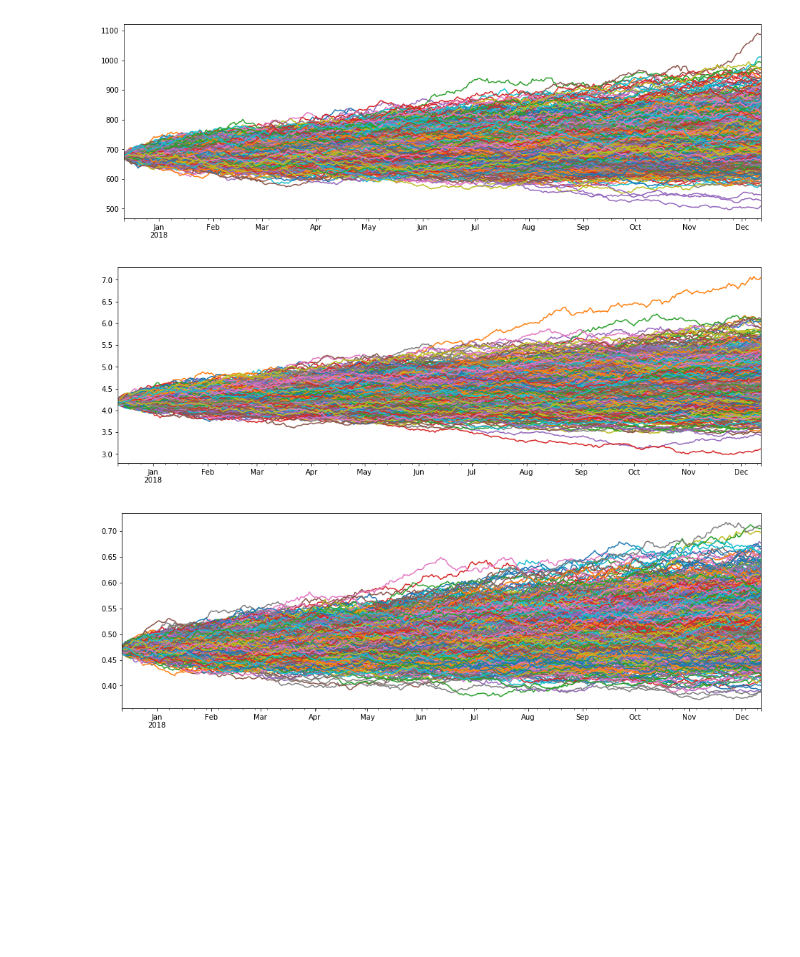
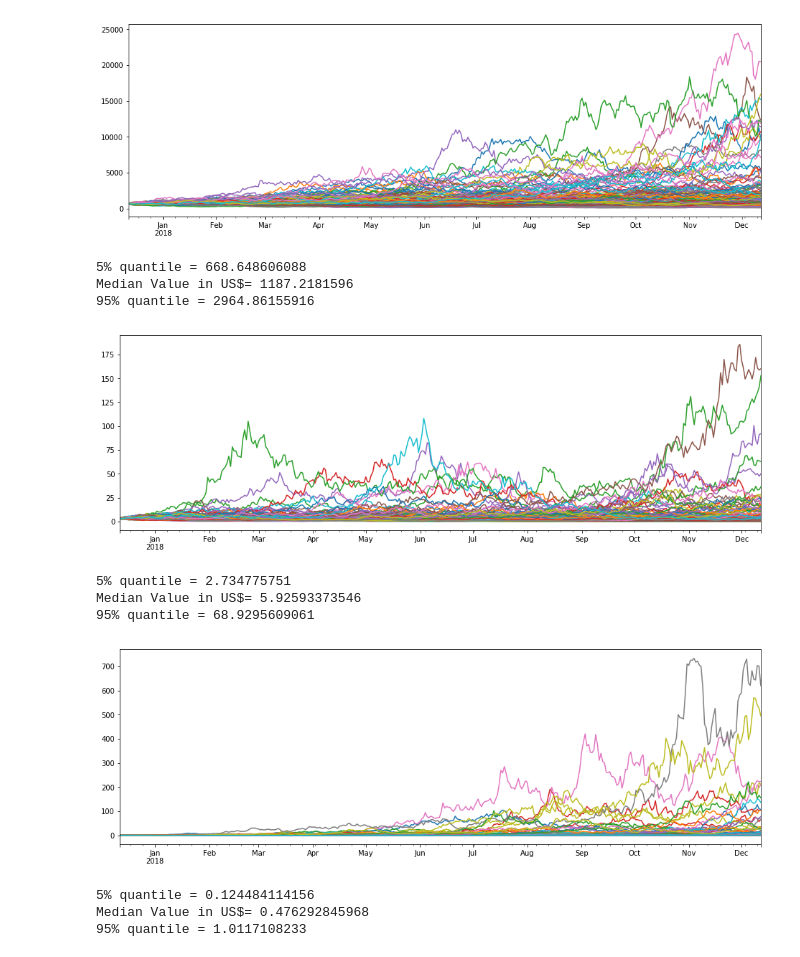
Before and after one commit to Niteeshkanungo/Final-project, a Jupyter notebook: Monte_Carlo.ipynb, the cells around one changed output. Cells and saved outputs as stored; diff of their text form; code cells hidden in the pictures; blank space fills up the shorter version.

```diff
--- a/Monte_Carlo.ipynb
+++ b/Monte_Carlo.ipynb
@@ -63,10 +78,13 @@ print(datetime.datetime.now()- start_time_timeit)
 # %%
-# Using the initial value of the price, we generate plots for each Litecoin with iteration of 1000.Here it is LTC.
+# Using the initial value of the price, we generate plots for each Litecoin with iteration of 1000.
 start_time_timeit = datetime.datetime.now()
 start_price_LTC = ticker_price["LTC-USD"][-1]
-for i in range(1000):
-    ltc = pd.Series(brownian_motion(N, sigma=0.1, S0=start_price_LTC,dt =dt), index=dates)
+for i in range(m):
+    ltc = pd.Series(Monte_Carlo_Sim(N, mu = 0.75, sigma=1.40, S0=start_price_LTC,dt =dt), index=dates)
     ltc.plot(figsize=(16,5))
 plt.show()
+print("5% quantile =",np.percentile(ltc,5))
+print("Median Value in US$=",np.percentile(ltc,50))
+print("95% quantile =",np.percentile(ltc,95))
 print(datetime.datetime.now()- start_time_timeit)
 # %% [output]
@@ -75,8 +96,11 @@ print(datetime.datetime.now()- start_time_timeit)
 # %%
-# Using the initial value of the price,we generate plots for each Bitcoin Cash with iteration of 1000.Here it is BCH.
+# Using the initial value of the price,we generate plots for each Bitcoin Cash with iteration of 1000.
 start_price_BCH = ticker_price["BCH-USD"][-1]
-for i in range(1000):
-    bch = pd.Series(brownian_motion(N, sigma=0.1, S0=start_price_BCH, dt =dt), index=dates)
+for i in range(m):
+    bch = pd.Series(Monte_Carlo_Sim(N, mu = 0.76, sigma=1.40, S0=start_price_BCH, dt =dt), index=dates)
     bch.plot(figsize=(16,5))
 plt.show()
+print("5% quantile =",np.percentile(bch,5))
+print("Median Value in US$=",np.percentile(bch,50))
+print("95% quantile =",np.percentile(bch,95))
 # %% [output]
@@ -84,28 +111,46 @@ plt.show()
 # %%
-# Using the initial value of the price,we generate plots for each Ethereum with iteration of 1000.Here it is ETH.
+# Using the initial value of the price,we generate plots for each Ethereum with iteration of 1000.
 start_price_ETH = ticker_price["ETH-USD"][-1]
-for i in range(1000):
-    eth = pd.Series(brownian_motion(N, sigma=0.1, S0=start_price_ETH, dt = dt), index=dates)
+for i in range(m):
+    eth = pd.Series(Monte_Carlo_Sim(N, mu = 0.86, sigma=1.12, S0=start_price_ETH, dt = dt), index=dates)
     eth.plot(figsize=(16,5))
 plt.show()
+print("5% quantile =",np.percentile(eth,5))
+print("Median Value in US$=",np.percentile(eth,50))
+print("95% quantile =",np.percentile(eth,95))
 # %% [output]
-[figure, old version]
+[figure, new version]
+5% quantile = 668.648606088
+Median Value in US$= 1187.2181596
+95% quantile = 2964.86155916
 # %%
-# Using the initial value of the price,we generate plots for each IOTA with iteration of 1000.Here it is IOT.
+# Using the initial value of the price,we generate plots for each IOTA with iteration of 1000.
 start_price_IOT = ticker_price["IOT-USD"][-1]
-for i in range(1000):
-    iot = pd.Series(brownian_motion(N, sigma=0.1, S0=start_price_IOT, dt = dt), index=dates)
+for i in range(m):
+    iot = pd.Series(Monte_Carlo_Sim(N, mu = 0.05, sigma=1.95, S0=start_price_IOT, dt = dt), index=dates)
     iot.plot(figsize=(16,5))
 plt.show()
+print("5% quantile =",np.percentile(iot,5))
+print("Median Value in US$=",np.percentile(iot,50))
+print("95% quantile =",np.percentile(iot,95))
 # %% [output]
-[figure, old version]
+[figure, new version]
+5% quantile = 2.734775751
+Median Value in US$= 5.92593373546
+95% quantile = 68.9295609061
 # %%
-# Using the initial value of the price,we generate plots for each Ripple with iteration of 1000.Here it is XRP.
+# Using the initial value of the price,we generate plots for each Ripple with iteration of 1000.
 start_price_XRP = ticker_price["XRP-USD"][-1]
-for i in range(1000):
-    xrp = pd.Series(brownian_motion(N, sigma=0.1, S0=start_price_XRP, dt =dt), index=dates)
+for i in range(m):
+    xrp = pd.Series(Monte_Carlo_Sim(N, mu = 1.18, sigma=2.20, S0=start_price_XRP, dt =dt), index=dates)
     xrp.plot(figsize=(16,5))
 plt.show()
+print("5% quantile =",np.percentile(xrp,5))
+print("Median Value in US$=",np.percentile(xrp,50))
+print("95% quantile =",np.percentile(xrp,95))
 # %% [output]
-[figure, old version]
+[figure, new version]
+5% quantile = 0.124484114156
+Median Value in US$= 0.476292845968
+95% quantile = 1.0117108233
 # %%
```
Also changed, not shown: parts of 9 cells of this notebook, 9 other files.
